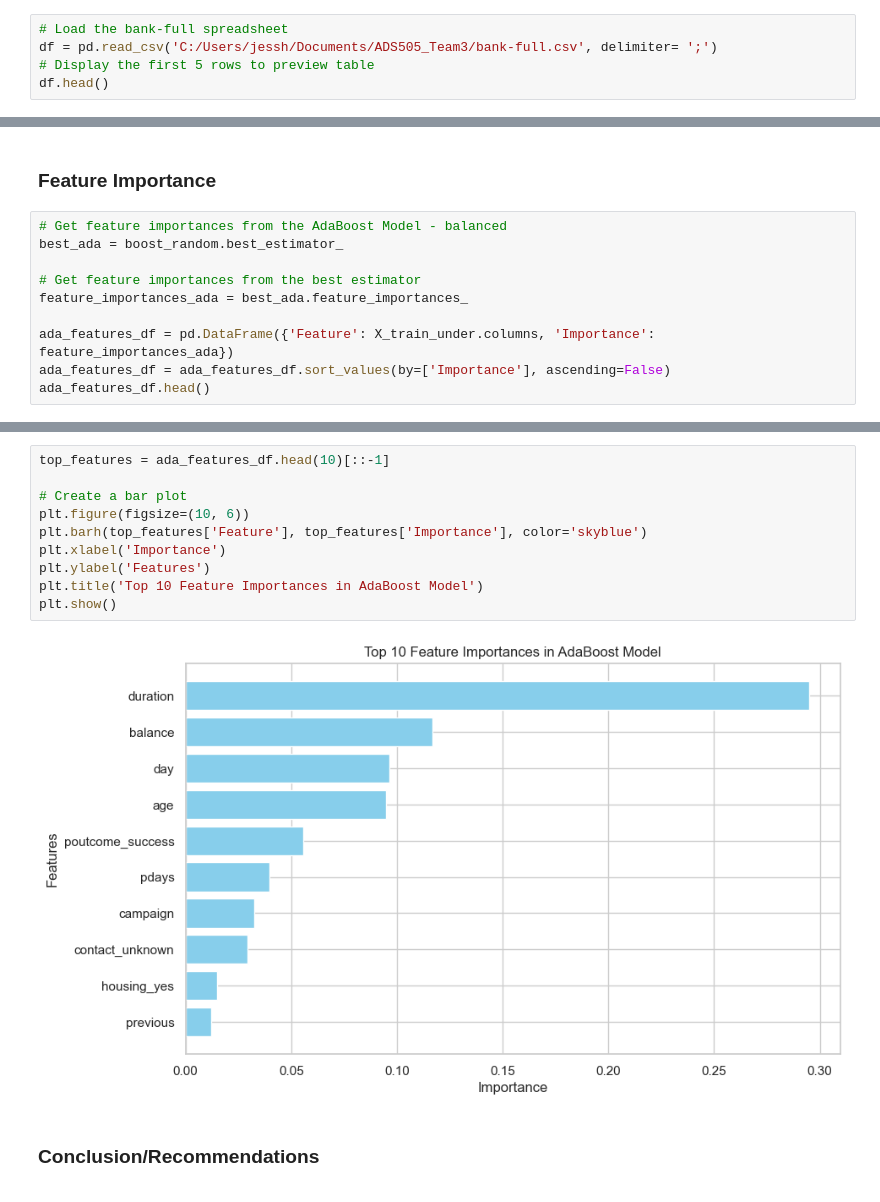
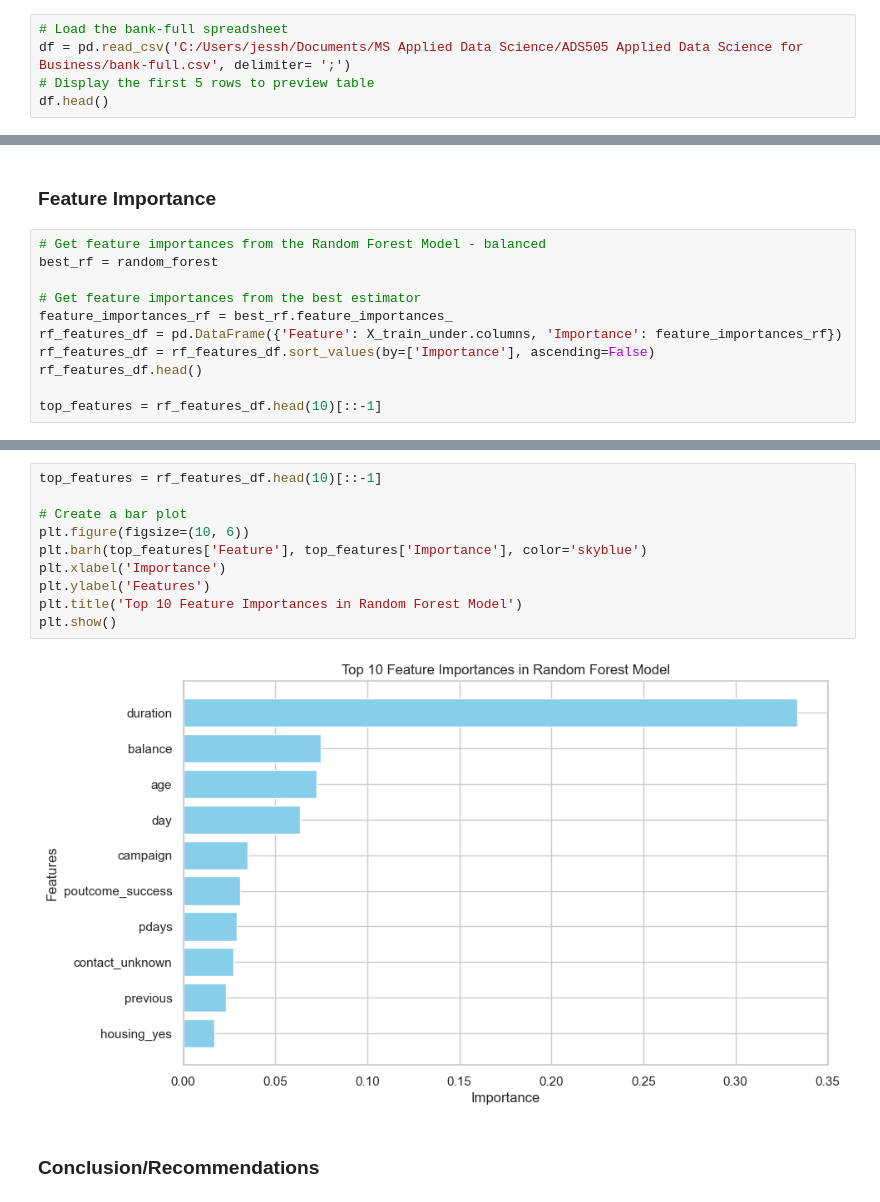
Before and after one commit to CalebMcCurdy/Bank-Term-Deposit-Predictions, a Jupyter notebook: Final Project.ipynb, the cells around one changed output, grey strips where cells are left out. Drawn from its saved outputs; the diff is of its cells as text.

```diff
--- a/Final Project.ipynb
+++ b/Final Project.ipynb
@@ -69,7 +69,7 @@ No Warning Shown
 First, we want to see what the data looks like and what the attributes are.
 # %%
 # Load the bank-full spreadsheet
-df = pd.read_csv('C:/Users/jessh/Documents/ADS505_Team3/bank-full.csv', delimiter= ';')
+df = pd.read_csv('C:/Users/jessh/Documents/MS Applied Data Science/ADS505 Applied Data Science for Business/bank-full.csv', delimiter= ';')
 # Display the first 5 rows to preview table
 df.head()
 # %% [output]
@@ -3040,12 +3043,13 @@ Text(0.5, 1.0, 'Gains Chart Using AdaBoost')
 # %% [markdown]
 ### Feature Importance
 # %%
-# Get feature importances from the AdaBoost Model - balanced
-best_ada = boost_random.best_estimator_
+# Get feature importances from the Random Forest Model - balanced
+best_rf = random_forest
 
 # Get feature importances from the best estimator
-feature_importances_ada = best_ada.feature_importances_
+feature_importances_rf = best_rf.feature_importances_
+rf_features_df = pd.DataFrame({'Feature': X_train_under.columns, 'Importance': feature_importances_rf})
+rf_features_df = rf_features_df.sort_values(by=['Importance'], ascending=False)
+rf_features_df.head()
 
-ada_features_df = pd.DataFrame({'Feature': X_train_under.columns, 'Importance': feature_importances_ada})
-ada_features_df = ada_features_df.sort_values(by=['Importance'], ascending=False)
-ada_features_df.head()
+top_features = rf_features_df.head(10)[::-1]
@@ -3059,15 +3056,15 @@ ada_features_df.head()
 # %%
-top_features = ada_features_df.head(10)[::-1]
+top_features = rf_features_df.head(10)[::-1]
 
 # Create a bar plot
 plt.figure(figsize=(10, 6))
 plt.barh(top_features['Feature'], top_features['Importance'], color='skyblue')
 plt.xlabel('Importance')
 plt.ylabel('Features')
-plt.title('Top 10 Feature Importances in AdaBoost Model')
+plt.title('Top 10 Feature Importances in Random Forest Model')
 plt.show()
 # %% [output]
-[figure, old version]
+[figure, new version]
 # %% [markdown]
 ### Conclusion/Recommendations
 # %% [markdown]
```
Also changed, not shown: parts of 38 cells of this notebook.
